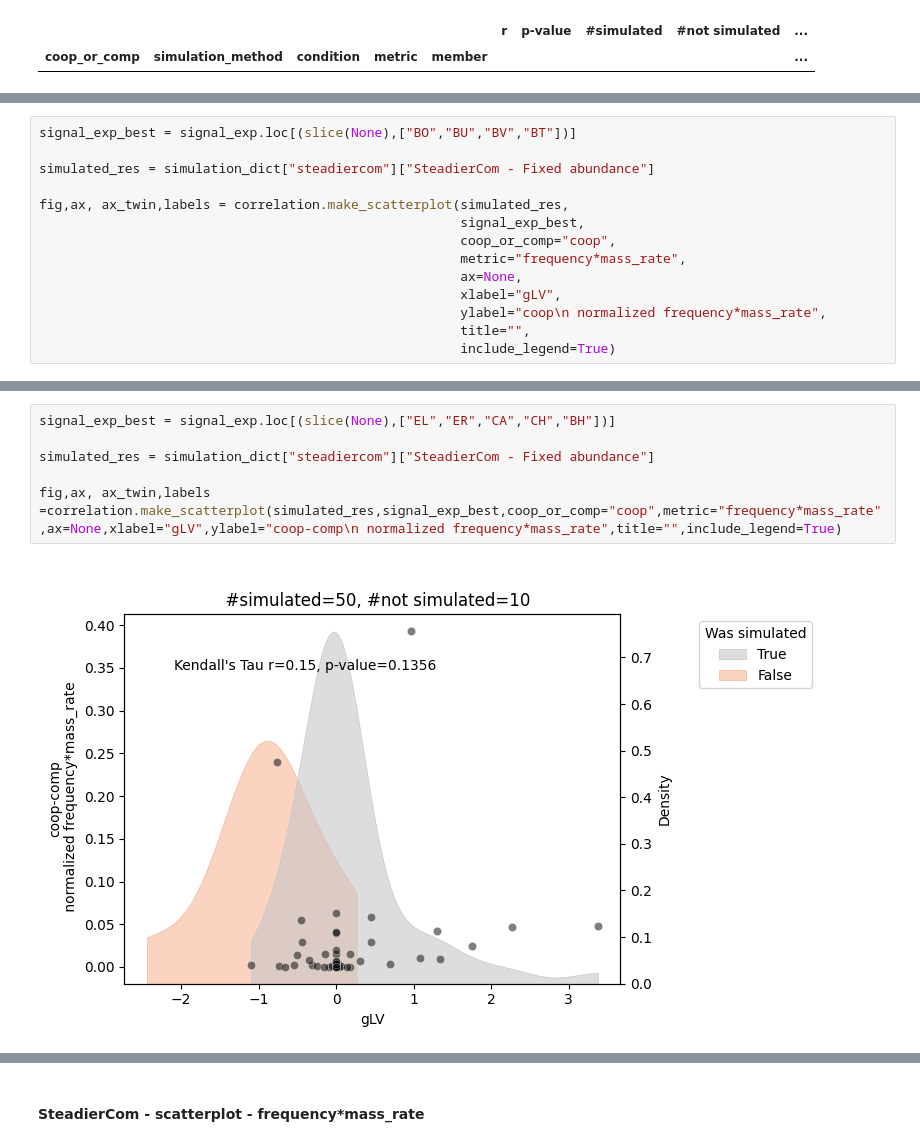
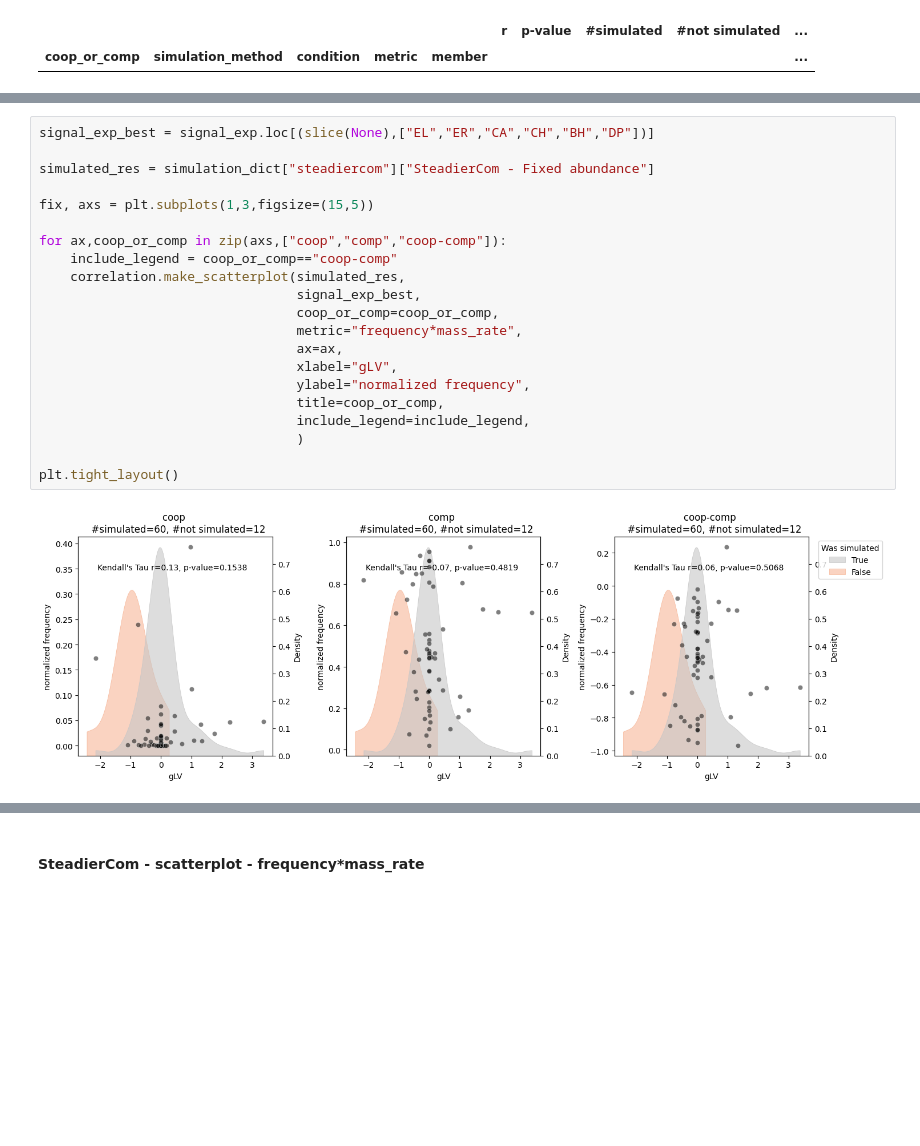
Before and after one commit to IdunBurgos/SteadierCom-Case-Studies, a Jupyter notebook: notebooks/Step 6.1.1. Comparing tools with exp - Venturelli member-member interaction.ipynb, the cells around one changed output, grey strips where cells are left out. Drawn from its saved outputs; the diff is of its cells as text; blank space fills up the shorter version.

```diff
--- a/notebooks/Step 6.1.1. Comparing tools with exp - Venturelli member-member interaction.ipynb
+++ b/notebooks/Step 6.1.1. Comparing tools with exp - Venturelli member-member interaction.ipynb
@@ -143,14 +130,0 @@ correlation.make_scatterplot(simulated_res,signal_exp_best,coop_or_comp="coop-co
-# %%
-signal_exp_best = signal_exp.loc[(slice(None),["BO","BU","BV","BT"])]
-
-simulated_res = simulation_dict["steadiercom"]["SteadierCom - Fixed abundance"]
-
-fig,ax, ax_twin,labels = correlation.make_scatterplot(simulated_res,
-                                                      signal_exp_best,
-                                                      coop_or_comp="coop",
-                                                      metric="frequency*mass_rate",
-                                                      ax=None,
-                                                      xlabel="gLV",
-                                                      ylabel="coop\n normalized frequency*mass_rate",
-                                                      title="",
-                                                      include_legend=True)
@@ -159,8 +131,23 @@ fig,ax, ax_twin,labels = correlation.make_scatterplot(simulated_res,
 # %%
-signal_exp_best = signal_exp.loc[(slice(None),["EL","ER","CA","CH","BH"])]
+signal_exp_best = signal_exp.loc[(slice(None),["EL","ER","CA","CH","BH","DP"])]
 
 simulated_res = simulation_dict["steadiercom"]["SteadierCom - Fixed abundance"]
 
-fig,ax, ax_twin,labels =correlation.make_scatterplot(simulated_res,signal_exp_best,coop_or_comp="coop",metric="frequency*mass_rate",ax=None,xlabel="gLV",ylabel="coop-comp\n normalized frequency*mass_rate",title="",include_legend=True)
+fix, axs = plt.subplots(1,3,figsize=(15,5))
+
+for ax,coop_or_comp in zip(axs,["coop","comp","coop-comp"]):
+    include_legend = coop_or_comp=="coop-comp"
+    correlation.make_scatterplot(simulated_res,
+                                 signal_exp_best,
+                                 coop_or_comp=coop_or_comp,
+                                 metric="frequency*mass_rate",
+                                 ax=ax,
+                                 xlabel="gLV",
+                                 ylabel="normalized frequency",
+                                 title=coop_or_comp,
+                                 include_legend=include_legend,
+                                 )
+
+plt.tight_layout()
 # %% [output]
-[figure, old version]
+[figure, new version]
```
Also changed, not shown: parts of 27 cells of this notebook, 3 other files.
